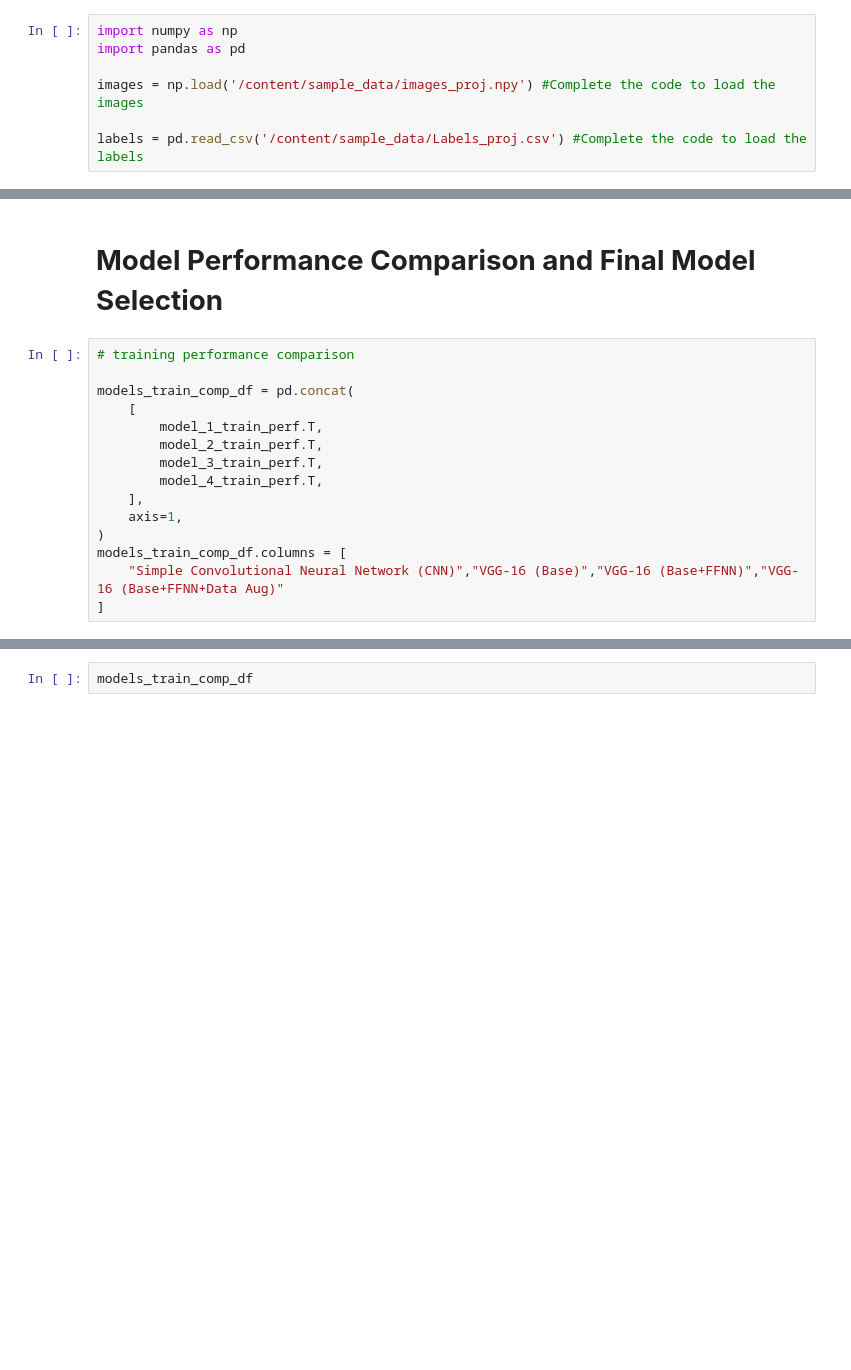
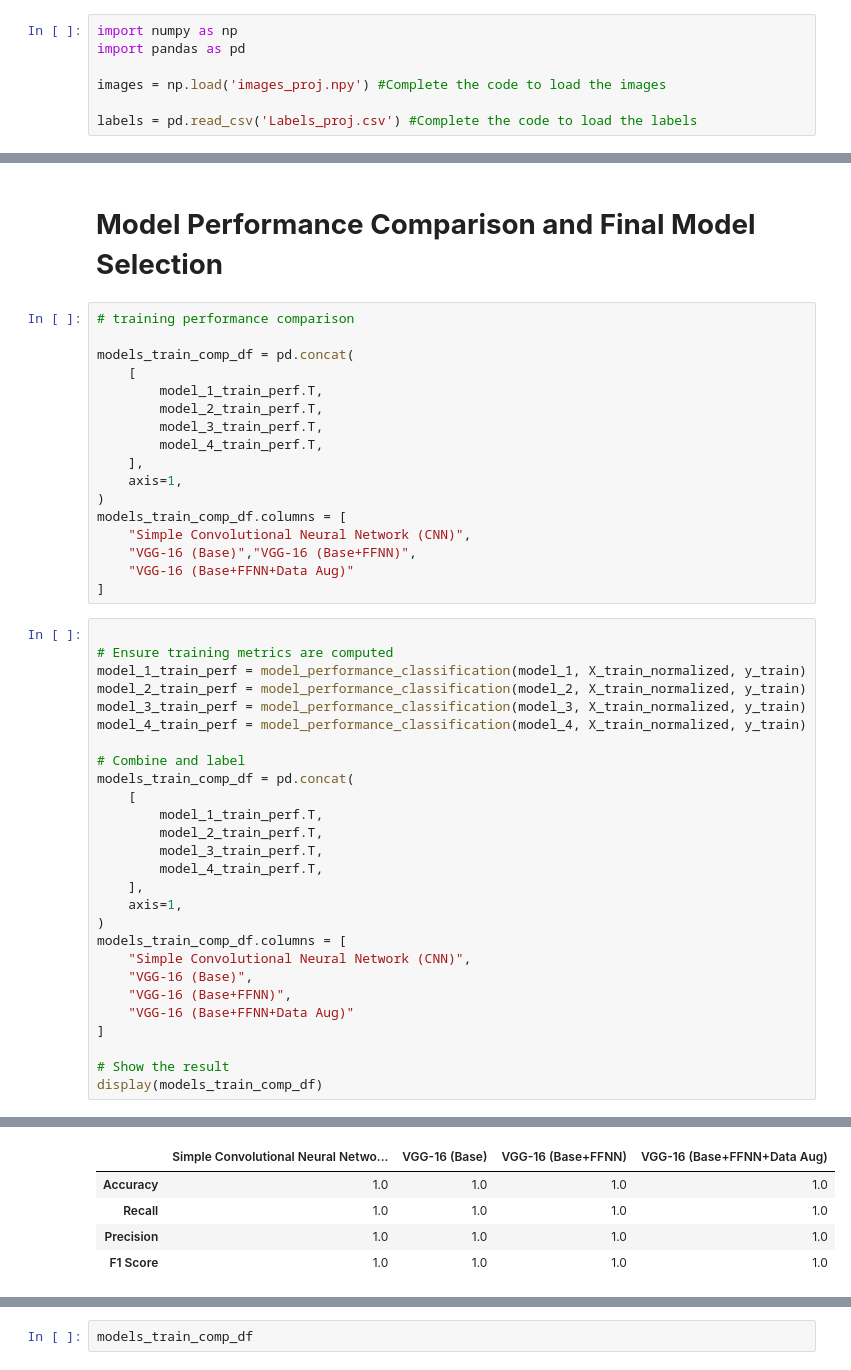
Before and after one commit to ajitbubu/computer-vision, a Jupyter notebook: HelmNet_Full_Code.ipynb, the cells around one changed output, grey strips where cells are left out. Drawn from its saved outputs; the diff is of its cells as text; blank space fills up the shorter version.

```diff
--- a/HelmNet_Full_Code.ipynb
+++ b/HelmNet_Full_Code.ipynb
@@ -140,9 +140,9 @@ labels = pd.read_csv('Labels_proj.csv')
 import numpy as np
 import pandas as pd
 
-images = np.load('/content/sample_data/images_proj.npy') #Complete the code to load the images
+images = np.load('images_proj.npy') #Complete the code to load the images
 
-labels = pd.read_csv('/content/sample_data/Labels_proj.csv') #Complete the code to load the labels
+labels = pd.read_csv('Labels_proj.csv') #Complete the code to load the labels
 # %% [markdown]
 # **Exploratory Data Analysis**
 # %% [markdown]
@@ -940,5 +976,35 @@ models_train_comp_df = pd.concat(
     axis=1,
 )
 models_train_comp_df.columns = [
-    "Simple Convolutional Neural Network (CNN)","VGG-16 (Base)","VGG-16 (Base+FFNN)","VGG-16 (Base+FFNN+Data Aug)"
+    "Simple Convolutional Neural Network (CNN)",
+    "VGG-16 (Base)","VGG-16 (Base+FFNN)",
+    "VGG-16 (Base+FFNN+Data Aug)"
 ]
+# %%
+
+# Ensure training metrics are computed
+model_1_train_perf = model_performance_classification(model_1, X_train_normalized, y_train)
+model_2_train_perf = model_performance_classification(model_2, X_train_normalized, y_train)
+model_3_train_perf = model_performance_classification(model_3, X_train_normalized, y_train)
+model_4_train_perf = model_performance_classification(model_4, X_train_normalized, y_train)
+
+# Combine and label
+models_train_comp_df = pd.concat(
+    [
+        model_1_train_perf.T,
+        model_2_train_perf.T,
+        model_3_train_perf.T,
+        model_4_train_perf.T,
+    ],
+    axis=1,
+)
+models_train_comp_df.columns = [
+    "Simple Convolutional Neural Network (CNN)",
+    "VGG-16 (Base)",
+    "VGG-16 (Base+FFNN)",
+    "VGG-16 (Base+FFNN+Data Aug)"
+]
+
+# Show the result
+display(models_train_comp_df)
+# %% [output]
@@ -945 +1015,6 @@ models_train_comp_df.columns = [
+|  | Simple Convolutional Neural Netwo... | VGG-16 (Base) | VGG-16 (Base+FFNN) | VGG-16 (Base+FFNN+Data Aug) |
+| Accuracy | 1.0 | 1.0 | 1.0 | 1.0 |
+| Recall | 1.0 | 1.0 | 1.0 | 1.0 |
+| Precision | 1.0 | 1.0 | 1.0 | 1.0 |
+| F1 Score | 1.0 | 1.0 | 1.0 | 1.0 |
 # %%
```
Also changed, not shown: parts of 11 cells of this notebook.
